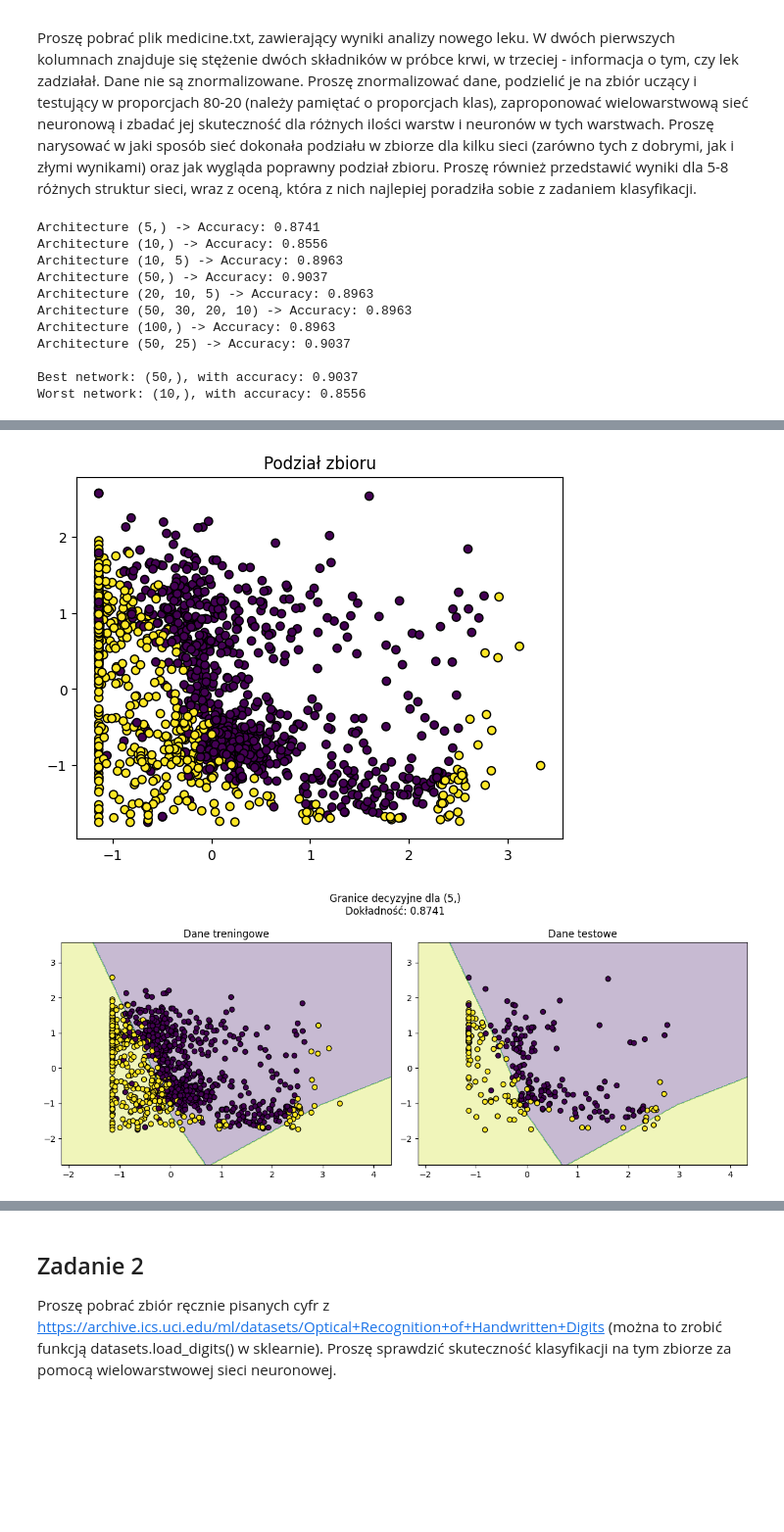
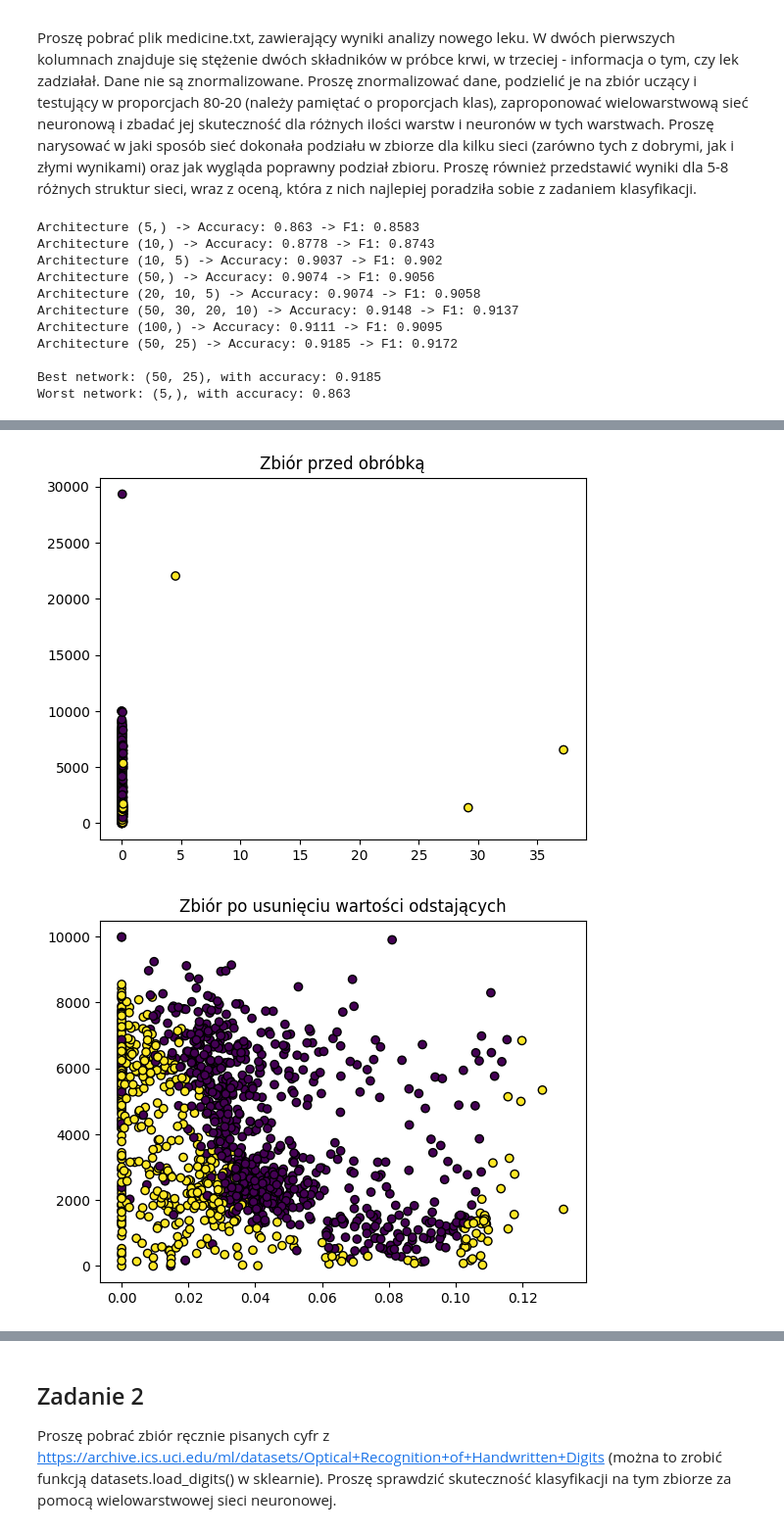
Before and after one commit to ZEN1X/MIO, a Jupyter notebook: lab02/lab02.ipynb, the cells around one changed output, grey strips where cells are left out. Shown at 98% size. Drawn from its saved outputs; the diff is of its cells as text; code cells hidden in the pictures; blank space fills up the shorter version.

```diff
--- a/lab02/lab02.ipynb
+++ b/lab02/lab02.ipynb
@@ -10,7 +10,7 @@ import os
 from sklearn.preprocessing import StandardScaler
 from sklearn.model_selection import train_test_split
 from sklearn.neural_network import MLPClassifier
-from sklearn.metrics import accuracy_score, confusion_matrix, ConfusionMatrixDisplay
+from sklearn.metrics import accuracy_score, confusion_matrix, ConfusionMatrixDisplay, f1_score
 
 # load data
 medicine_data = pd.read_csv(os.path.join("data", "medicine.txt"))
@@ -77,10 +77,11 @@ for arch in architectures:
 
     y_pred = mlp.predict(X_test)
     accuracy = accuracy_score(y_test, y_pred)
+    f1_macro = f1_score(y_test, y_pred, average='macro')
 
     results[arch] = accuracy
     fitted_classifiers[arch] = mlp
-    print(f"Architecture {arch} -> Accuracy: {accuracy:.4}")
+    print(f"Architecture {arch} -> Accuracy: {accuracy:.4} -> F1: {f1_macro:.4}")
 
 
 def plot_decision_boundary(X_train, y_train, X_test, y_test, title, classifier):
@@ -148,6 +149,13 @@ plot_confusion_matrix(
 X_total = np.vstack((X_train, X_test))
 y_total = np.hstack((y_train, y_test))
 
+# raw data
+plot_set(X.to_numpy(), y.to_numpy(), "Zbiór przed obróbką")
+
+# after removing outliers
+X_no_outliers, y_no_outliers = find_and_remove_outliers(X, y)
+plot_set(X_no_outliers.to_numpy(), y_no_outliers.to_numpy(), "Zbiór po usunięciu wartości odstających")
+
 plot_set(X_total, y_total, "Podział zbioru")
 
 for arch, classifier in fitted_classifiers.items():
@@ -158,14 +166,14 @@ for arch, classifier in fitted_classifiers.items():
 
     plot_decision_boundary(X_train, y_train, X_test, y_test, title, classifier)
 # %% [output]
-Architecture (5,) -> Accuracy: 0.8741
-Architecture (10,) -> Accuracy: 0.8556
-Architecture (10, 5) -> Accuracy: 0.8963
-Architecture (50,) -> Accuracy: 0.9037
-Architecture (20, 10, 5) -> Accuracy: 0.8963
-Architecture (50, 30, 20, 10) -> Accuracy: 0.8963
-Architecture (100,) -> Accuracy: 0.8963
-Architecture (50, 25) -> Accuracy: 0.9037
+Architecture (5,) -> Accuracy: 0.863 -> F1: 0.8583
+Architecture (10,) -> Accuracy: 0.8778 -> F1: 0.8743
+Architecture (10, 5) -> Accuracy: 0.9037 -> F1: 0.902
+Architecture (50,) -> Accuracy: 0.9074 -> F1: 0.9056
+Architecture (20, 10, 5) -> Accuracy: 0.9074 -> F1: 0.9058
+Architecture (50, 30, 20, 10) -> Accuracy: 0.9148 -> F1: 0.9137
+Architecture (100,) -> Accuracy: 0.9111 -> F1: 0.9095
+Architecture (50, 25) -> Accuracy: 0.9185 -> F1: 0.9172
 
-Best network: (50,), with accuracy: 0.9037
-Worst network: (10,), with accuracy: 0.8556
+Best network: (50, 25), with accuracy: 0.9185
+Worst network: (5,), with accuracy: 0.863
@@ -173,2 +181,2 @@ Worst network: (10,), with accuracy: 0.8556
-[figure, old version]
+[figure, new version]
-[figure, old version]
+[figure, new version]
```
Also changed, not shown: parts of 3 cells of this notebook.
